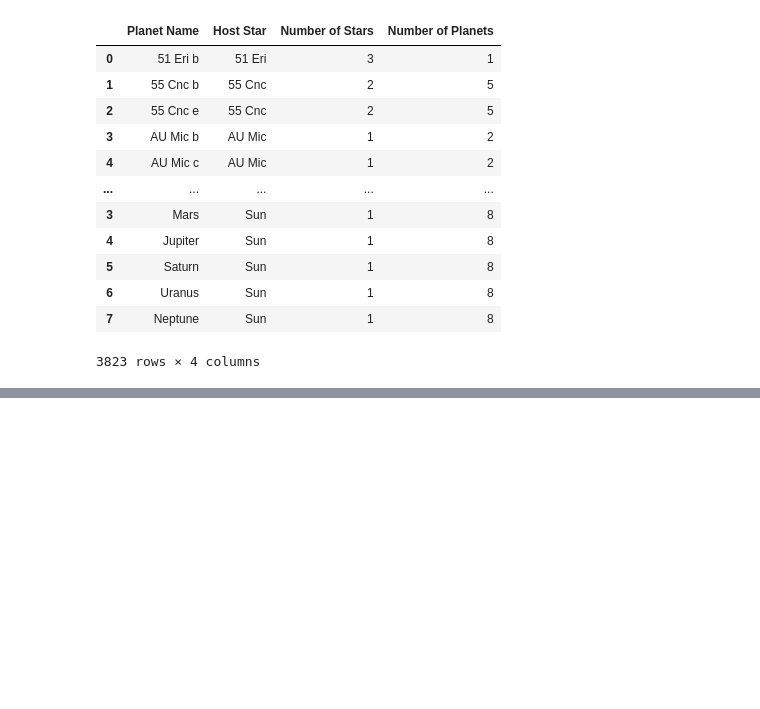
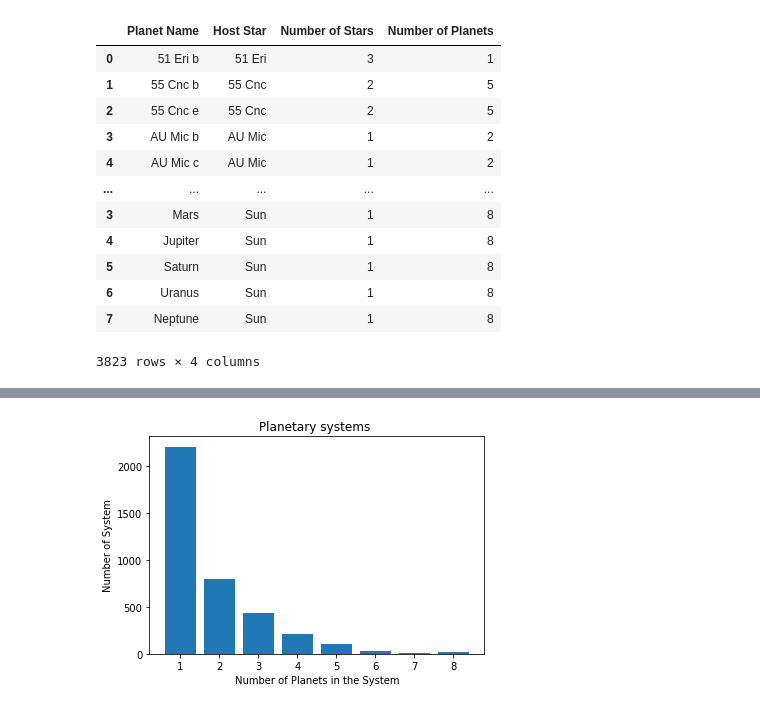
Before and after one commit to timothy7walker/GalaxyPlanetsandExoplanets, a Jupyter notebook: GalaxyPlanetsandExoplanets.ipynb, the cells around one changed output, grey strips where cells are left out. Drawn from its saved outputs; the diff is of its cells as text; code cells hidden in the pictures; blank space fills up the shorter version.

```diff
--- a/GalaxyPlanetsandExoplanets.ipynb
+++ b/GalaxyPlanetsandExoplanets.ipynb
@@ -194,0 +227,4 @@ newPlanetList
+# %%
+
+graphStar2 = newPlanetList.groupby('Number of Planets')[['Number of Stars']].count()
+graphStar2
@@ -194,0 +242,11 @@ newPlanetList
+# %%
+length2 = [1,2,3,4,5,6,7,8]
+data2 = graphStar2['Number of Stars']
+plt.xticks(range(len(data2)), length2)
+plt.xlabel('Number of Planets in the System')
+plt.ylabel('Number of System')
+plt.title('Planetary systems ')
+plt.bar(range(len(data2)), data2)
+plt.show()
+# %% [output]
+[figure, added]
```
Also changed, not shown: parts of 7 cells of this notebook.
